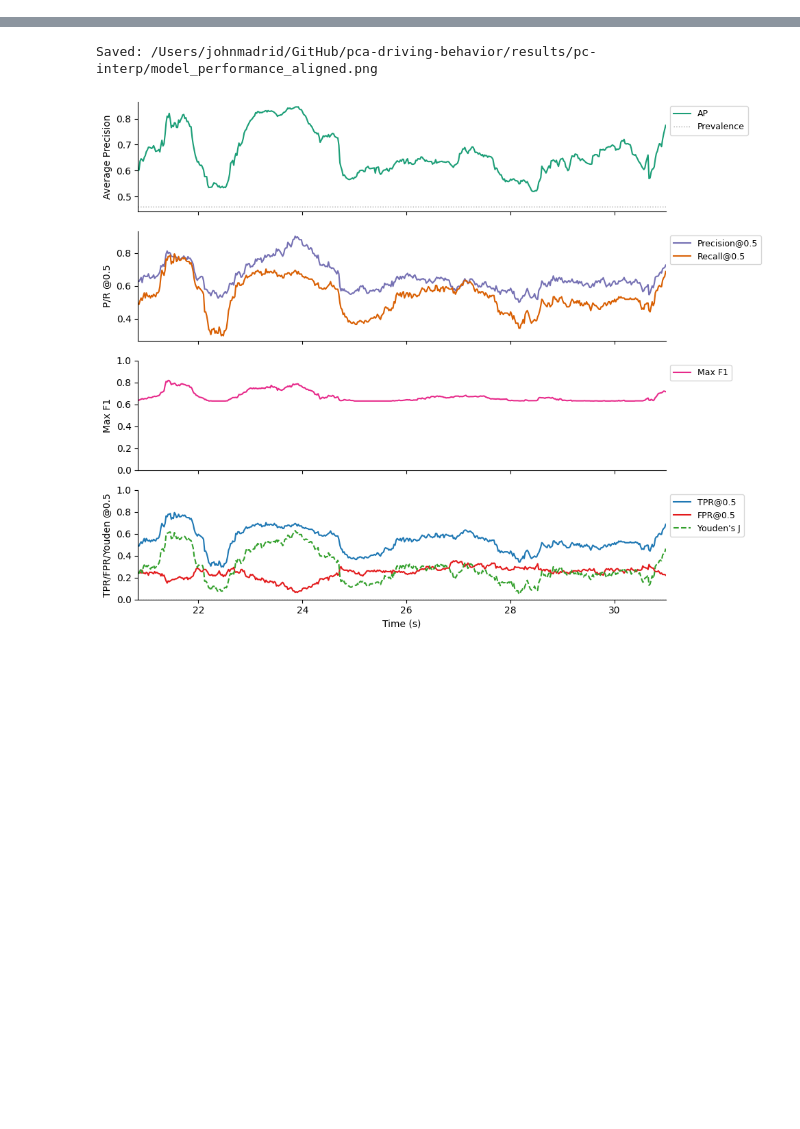
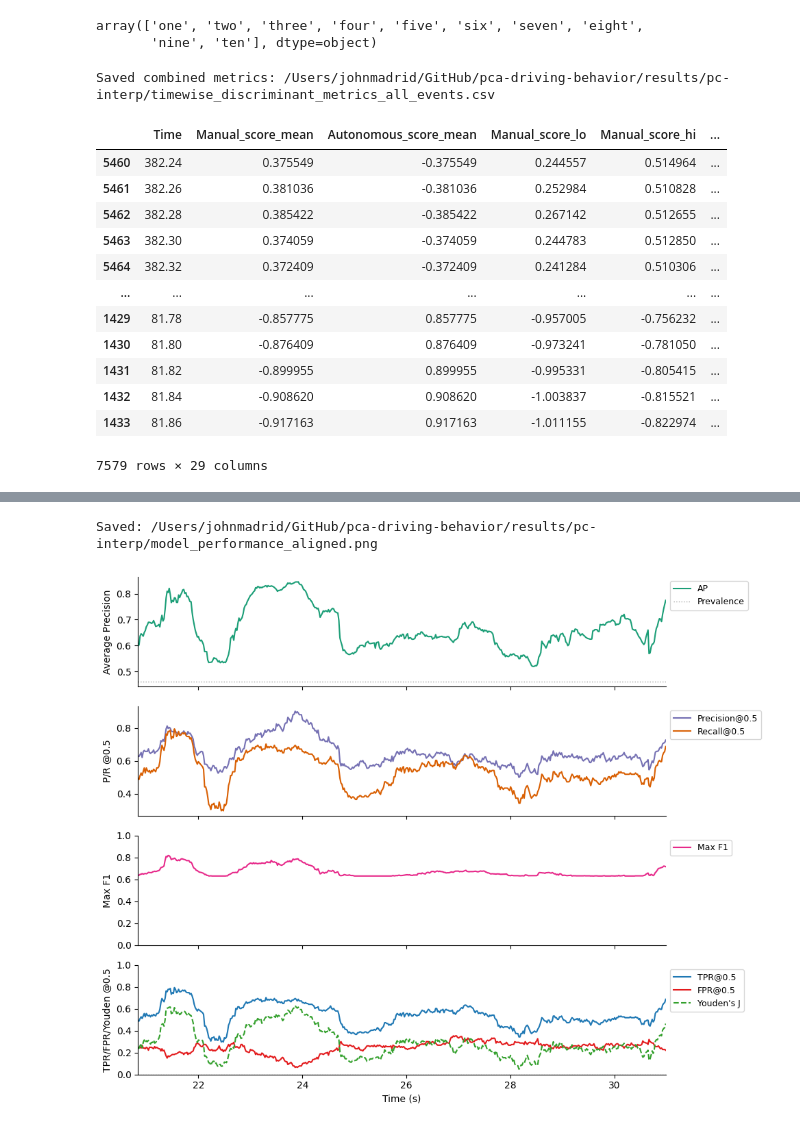
Before and after one commit to JohnMadrid/pca-driving-behavior, a Jupyter notebook: pc-interp.ipynb, the cells around one changed output, grey strips where cells are left out. Drawn from its saved outputs; the diff is of its cells as text; code cells hidden in the pictures; blank space fills up the shorter version.

```diff
--- a/pc-interp.ipynb
+++ b/pc-interp.ipynb
@@ -549,3 +696,17 @@ def plot_timewise_panels(metrics_df: pd.DataFrame,
+# %%
+# Choose a subset of events to compute metrics for
+events_list = r'\b(one|two|three|four|five|six|seven|eight|nine|ten)\b'
+subset_df = df[df['Event'].str.extract(events_list, expand=False).notna()]
+subset_df['Event'].unique()
+# %% [output]
+array(['one', 'two', 'three', 'four', 'five', 'six', 'seven', 'eight',
+       'nine', 'ten'], dtype=object)
+# %%
+# Example: compute for all events with UID-wise permutations
+# Note: for all events takes about 75 minutes to run
+results_df = compute_metrics_for_all_events(subset_df, FEATURES, align=True, out_suffix="all_events", permute_by="uid")
+# %% [output]
+Saved combined metrics: /Users/johnmadrid/GitHub/pca-driving-behavior/results/pc-interp/timewise_discriminant_metrics_all_events.csv
 # %%
 # Compute and plot (aligned version is the default)
 # sample_df = df[df['Time'].isin([20.84,20.86,20.88,20.9,20.92, 20.94, 20.96, 20.98])]
@@ -553 +714,17 @@ aligned_df = compute_timewise_pca_metrics(df, FEATURES, align=True, out_suffix="
+# %%
+results_df
+# %% [output]
+|  | Time | Manual_score_mean | Autonomous_score_mean | Manual_score_lo | Manual_score_hi | ... |
+| 5460 | 382.24 | 0.375549 | -0.375549 | 0.244557 | 0.514964 | ... |
+| 5461 | 382.26 | 0.381036 | -0.381036 | 0.252984 | 0.510828 | ... |
+| 5462 | 382.28 | 0.385422 | -0.385422 | 0.267142 | 0.512655 | ... |
+| 5463 | 382.30 | 0.374059 | -0.374059 | 0.244783 | 0.512850 | ... |
+| 5464 | 382.32 | 0.372409 | -0.372409 | 0.241284 | 0.510306 | ... |
+| ... | ... | ... | ... | ... | ... | ... |
+| 1429 | 81.78 | -0.857775 | 0.857775 | -0.957005 | -0.756232 | ... |
+| 1430 | 81.80 | -0.876409 | 0.876409 | -0.973241 | -0.781050 | ... |
+| 1431 | 81.82 | -0.899955 | 0.899955 | -0.995331 | -0.805415 | ... |
+| 1432 | 81.84 | -0.908620 | 0.908620 | -1.003837 | -0.815521 | ... |
+| 1433 | 81.86 | -0.917163 | 0.917163 | -1.011155 | -0.822974 | ... |
+7579 rows × 29 columns
 # %%
```
Also changed, not shown: parts of 19 cells of this notebook, 2 other files.
